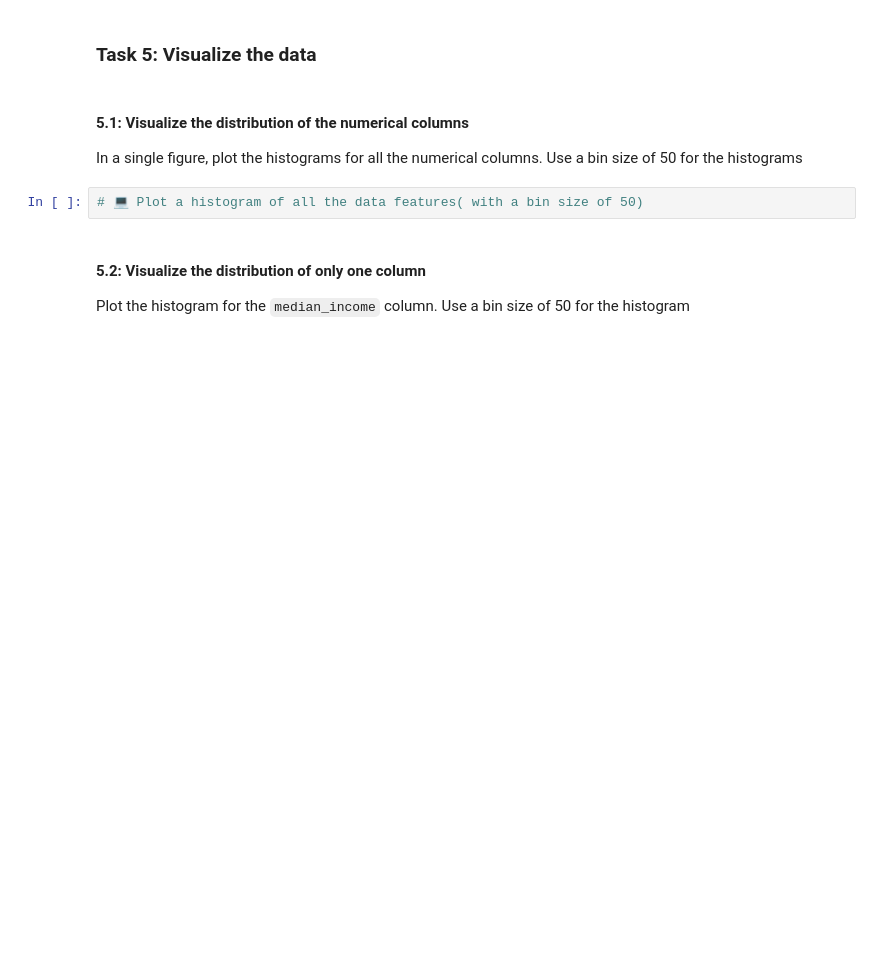
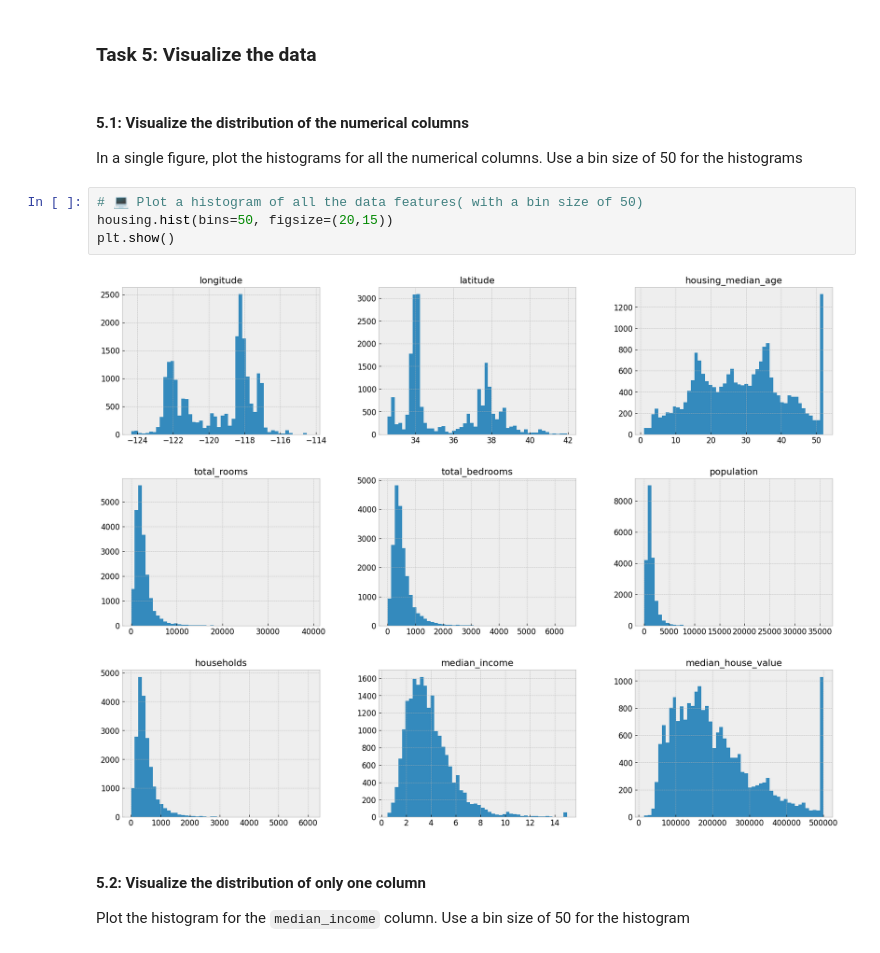
Before and after one commit to IT4063-Spring2025/eda-assignment-PrashansaDhakal, a Jupyter notebook: notebook.ipynb, the cells around one changed output. Saved outputs shown, nothing was run; the diff lists cells and outputs as text; blank space fills up the shorter version.

```diff
--- a/notebook.ipynb
+++ b/notebook.ipynb
@@ -187,6 +187,10 @@ Name: count, dtype: int64
 In a single figure, plot the histograms for all the numerical columns. Use a bin size of 50 for the histograms
 # %%
 # 💻 Plot a histogram of all the data features( with a bin size of 50)
+housing.hist(bins=50, figsize=(20,15))
+plt.show()
+# %% [output]
+[figure, added]
 # %% [markdown]
 #### 5.2: Visualize the distribution of only one column
 Plot the histogram for the `median_income` column. Use a bin size of 50 for the histogram
```
Also changed, not shown: parts of 1 cell of this notebook.
